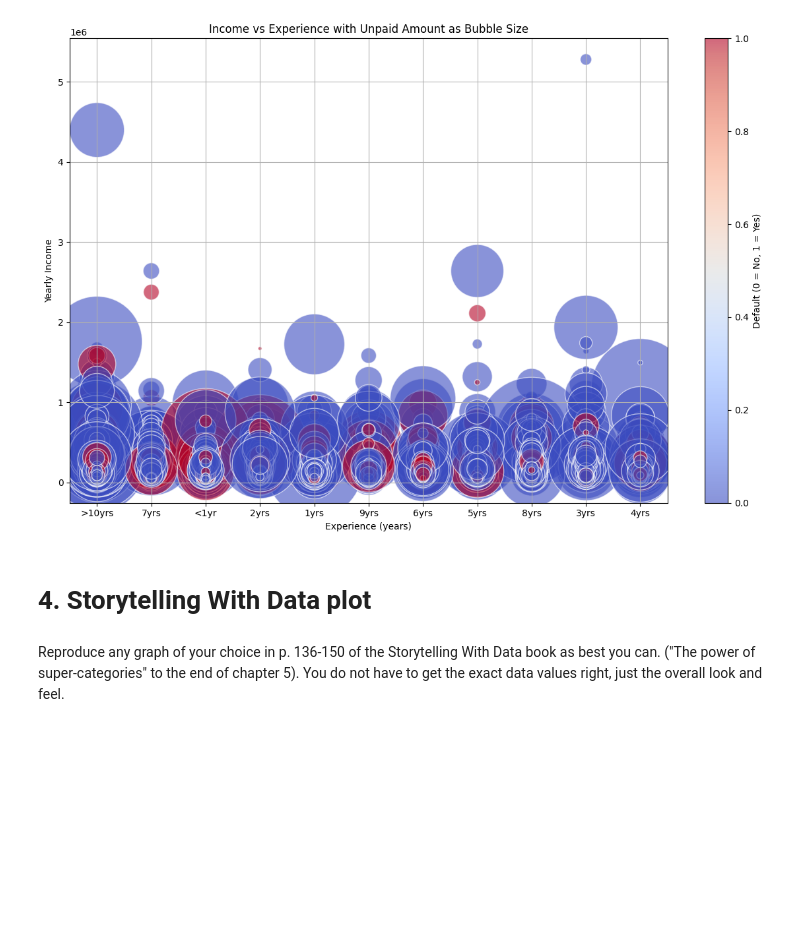
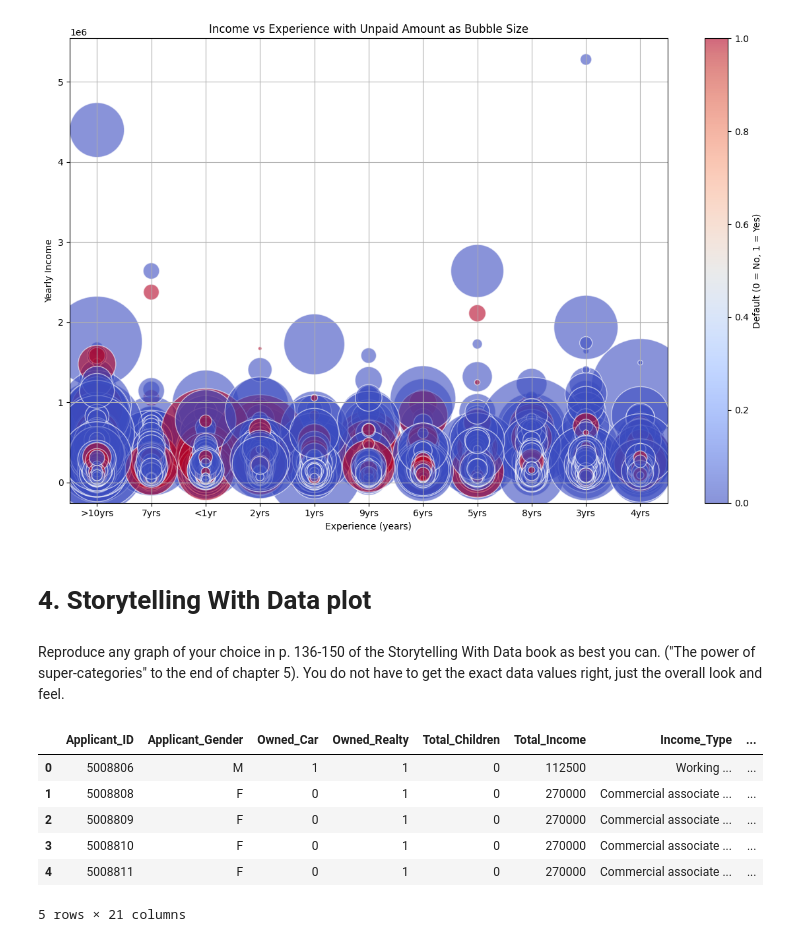
Before and after one commit to makenna-e/bu-cds-dx699s-summer-2025-assignments, a Jupyter notebook: OMDS-ModB2-Week9-Ehrlich-Makenna.ipynb, the cells around one changed output. Saved outputs shown, nothing was run; the diff lists cells and outputs as text; code cells hidden in the pictures; blank space fills up the shorter version.

```diff
--- a/OMDS-ModB2-Week9-Ehrlich-Makenna.ipynb
+++ b/OMDS-ModB2-Week9-Ehrlich-Makenna.ipynb
@@ -116,0 +119,10 @@ Reproduce any graph of your choice in p. 136-150 of the Storytelling With Data b
+# %%
+df_credit.head()
+# %% [output]
+|  | Applicant_ID | Applicant_Gender | Owned_Car | Owned_Realty | Total_Children | Total_Income | Income_Type | ... |
+| 0 | 5008806 | M | 1 | 1 | 0 | 112500 | Working ... | ... |
+| 1 | 5008808 | F | 0 | 1 | 0 | 270000 | Commercial associate ... | ... |
+| 2 | 5008809 | F | 0 | 1 | 0 | 270000 | Commercial associate ... | ... |
+| 3 | 5008810 | F | 0 | 1 | 0 | 270000 | Commercial associate ... | ... |
+| 4 | 5008811 | F | 0 | 1 | 0 | 270000 | Commercial associate ... | ... |
+5 rows × 21 columns
```
Also changed, not shown: parts of 3 cells of this notebook.
